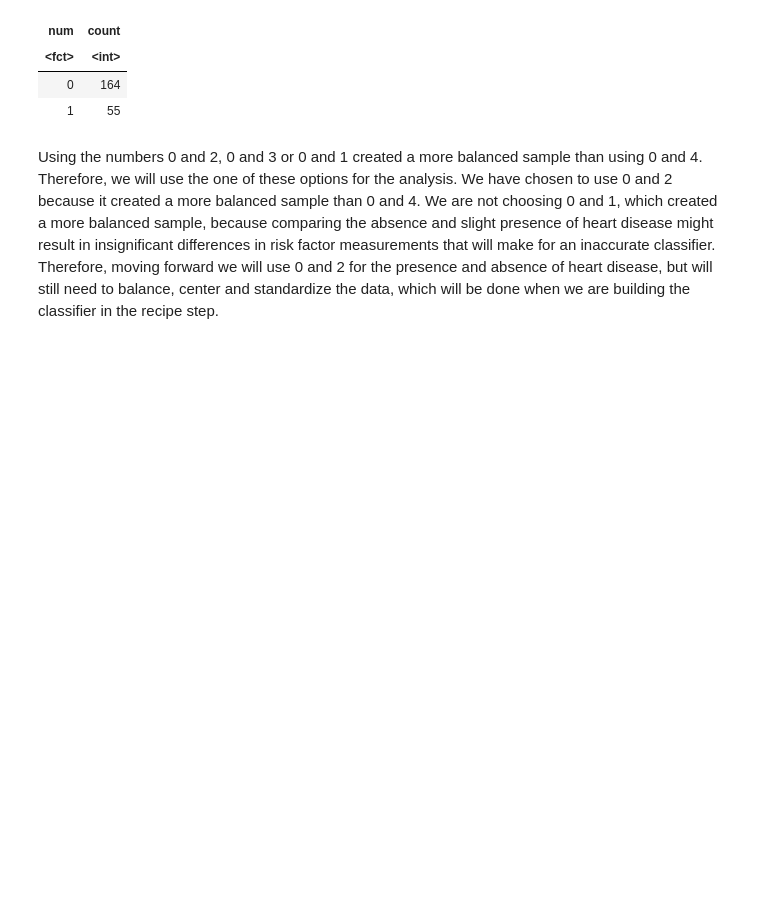
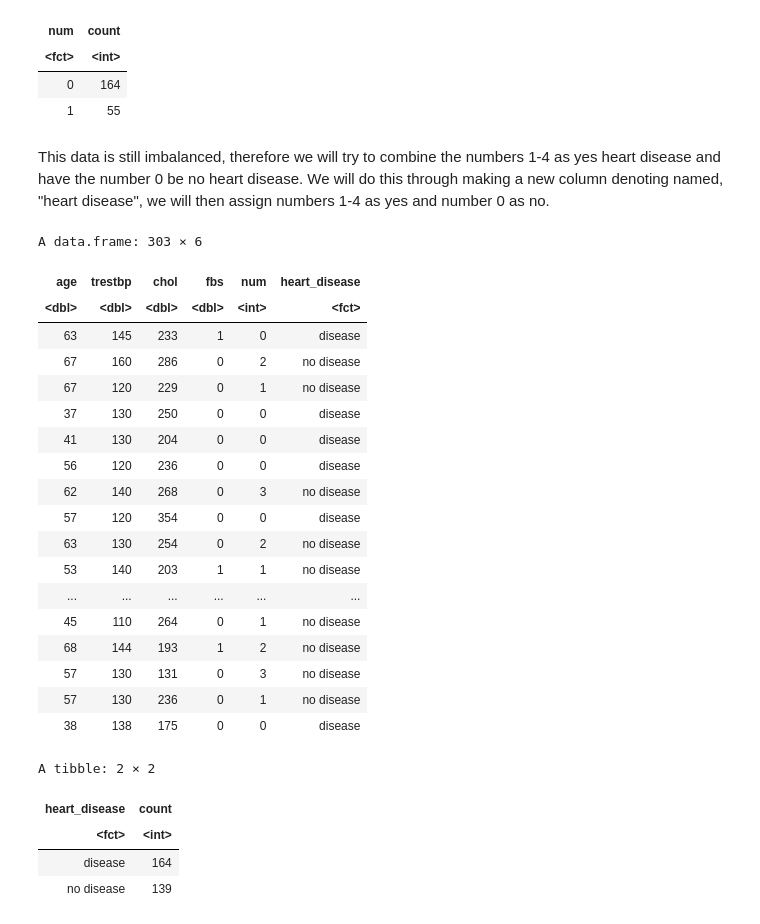
Before and after one commit to jainnsuhani/dsci-100-2023S1-group-21, a Jupyter notebook: heart_disease.ipynb, the cells around one changed output. Cells and saved outputs as stored; diff of their text form; code cells hidden in the pictures; blank space fills up the shorter version.

```diff
--- a/heart_disease.ipynb
+++ b/heart_disease.ipynb
@@ -188,5 +194,40 @@ A tibble: 2 × 2
 | <fct> | <int> |
 | 0 | 164 |
 | 1 | 55 |
-# %% [markdown]
-Using the numbers 0 and 2, 0 and 3 or 0 and 1 created a more balanced sample than using 0 and 4. Therefore, we will use the one of these options for the analysis. We have chosen to use 0 and 2 because it created a more balanced sample than 0 and 4. We are not choosing 0 and 1, which created a more balanced sample, because comparing the absence and slight presence of heart disease might result in insignificant differences in risk factor measurements that will make for an inaccurate classifier. Therefore, moving forward we will use 0 and 2 for the presence and absence of heart disease, but will still need to balance, center and standardize the data, which will be done when we are building the classifier in the recipe step.
+# %% [markdown]
+This data is still imbalanced, therefore we will try to combine the numbers 1-4 as yes heart disease and have the number 0 be no heart disease. We will do this through making a new column denoting named, "heart disease", we will then assign numbers 1-4 as yes and number 0 as no.
+# %%
+#combine 1-4 as disease and 0 as no disease
+disease<- c(1:4)
+no_disease<- c(0)
+#check balance
+cleveland_yes_no<-cleveland|> select(age, trestbp, chol, fbs, num)|> mutate(heart_disease= if_else(num>0, "no disease", "disease"))|> mutate(heart_disease=as_factor(heart_disease))
+cleveland_yes_no
+#balance check
+cleveland_balancecheck_yes_no<- cleveland_yes_no|> group_by(heart_disease)|> summarize(count=n())
+cleveland_balancecheck_yes_no
+# %% [output]
+A data.frame: 303 × 6
+| age | trestbp | chol | fbs | num | heart_disease |
+| <dbl> | <dbl> | <dbl> | <dbl> | <int> | <fct> |
+| 63 | 145 | 233 | 1 | 0 | disease |
+| 67 | 160 | 286 | 0 | 2 | no disease |
+| 67 | 120 | 229 | 0 | 1 | no disease |
+| 37 | 130 | 250 | 0 | 0 | disease |
+| 41 | 130 | 204 | 0 | 0 | disease |
+| 56 | 120 | 236 | 0 | 0 | disease |
+| 62 | 140 | 268 | 0 | 3 | no disease |
+| 57 | 120 | 354 | 0 | 0 | disease |
+| 63 | 130 | 254 | 0 | 2 | no disease |
+| 53 | 140 | 203 | 1 | 1 | no disease |
+| ... | ... | ... | ... | ... | ... |
+| 45 | 110 | 264 | 0 | 1 | no disease |
+| 68 | 144 | 193 | 1 | 2 | no disease |
+| 57 | 130 | 131 | 0 | 3 | no disease |
+| 57 | 130 | 236 | 0 | 1 | no disease |
+| 38 | 138 | 175 | 0 | 0 | disease |
+A tibble: 2 × 2
+| heart_disease | count |
+| <fct> | <int> |
+| disease | 164 |
+| no disease | 139 |
```
Also changed, not shown: parts of 15 cells of this notebook.
